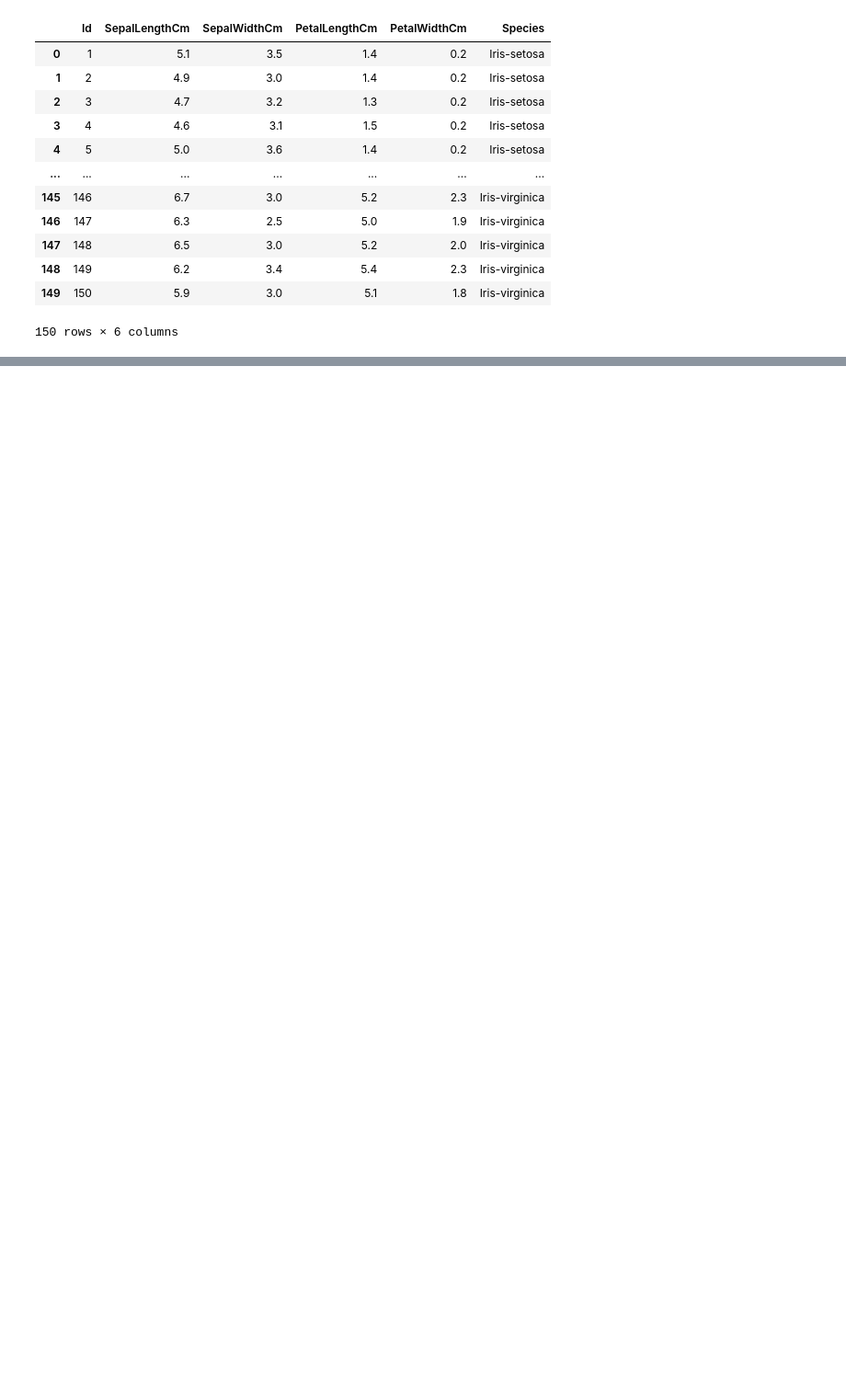
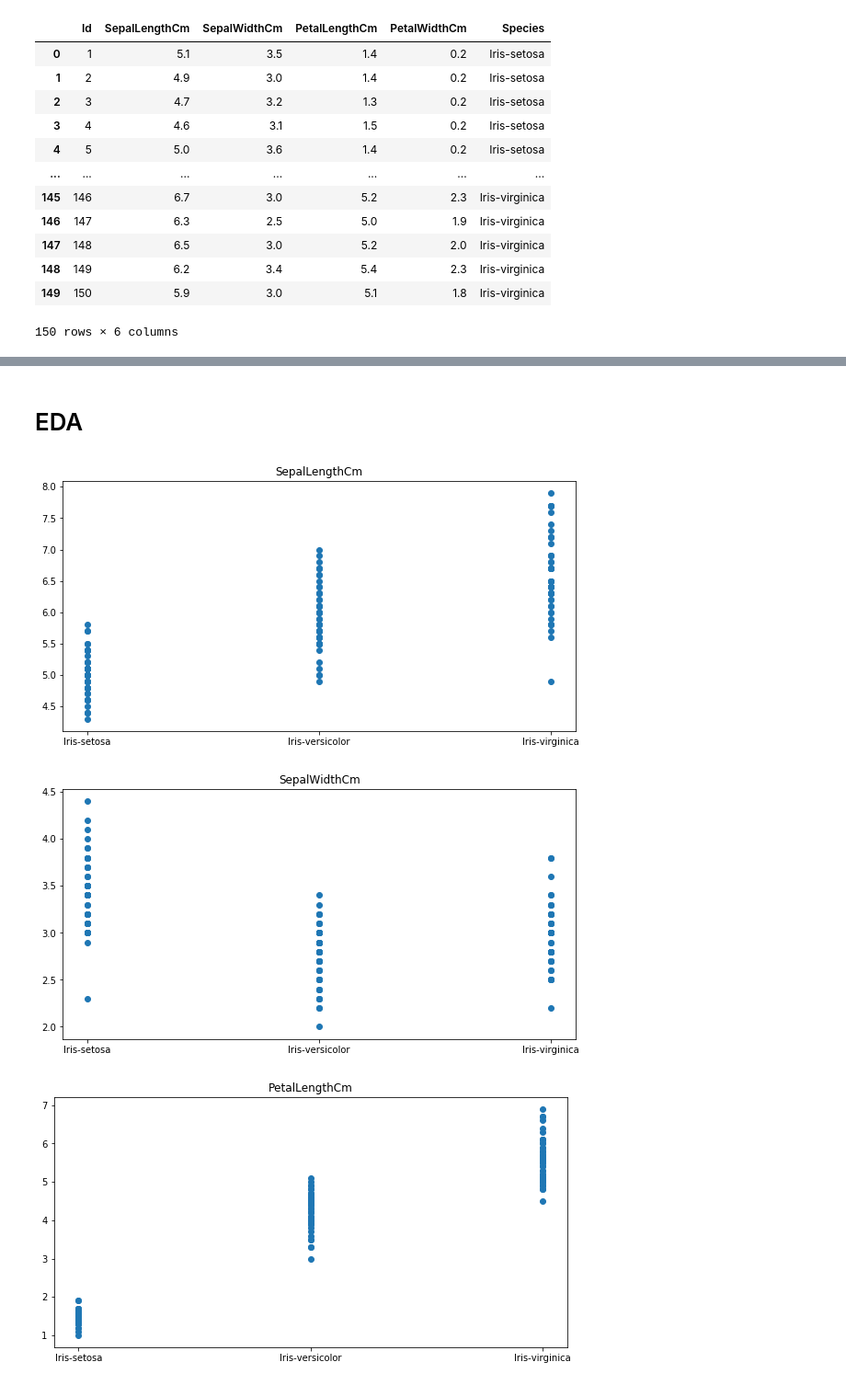
Before and after one commit to will4865/iris-dataset-classification-practice, a Jupyter notebook: Iris Dataset Practice Project.ipynb, the cells around one changed output, grey strips where cells are left out. Shown: that part at 92% size. Saved outputs shown, nothing was run; the diff lists cells and outputs as text; code cells hidden in the pictures; blank space fills up the shorter version.

```diff
--- a/Iris Dataset Practice Project.ipynb
+++ b/Iris Dataset Practice Project.ipynb
@@ -20,0 +55,12 @@ iris
+# %% [markdown]
+# EDA
+# %%
+for cols in list(iris.drop(columns = ['Id', 'Species']).columns):
+    plt.figure(figsize = (10,5))
+    plt.scatter(x = iris['Species'], y = iris[cols])
+    plt.title(cols)
+    plt.show()
+# %% [output]
+[figure, added]
+[figure, added]
+[figure, added]
```
Also changed, not shown: parts of 7 cells of this notebook.
